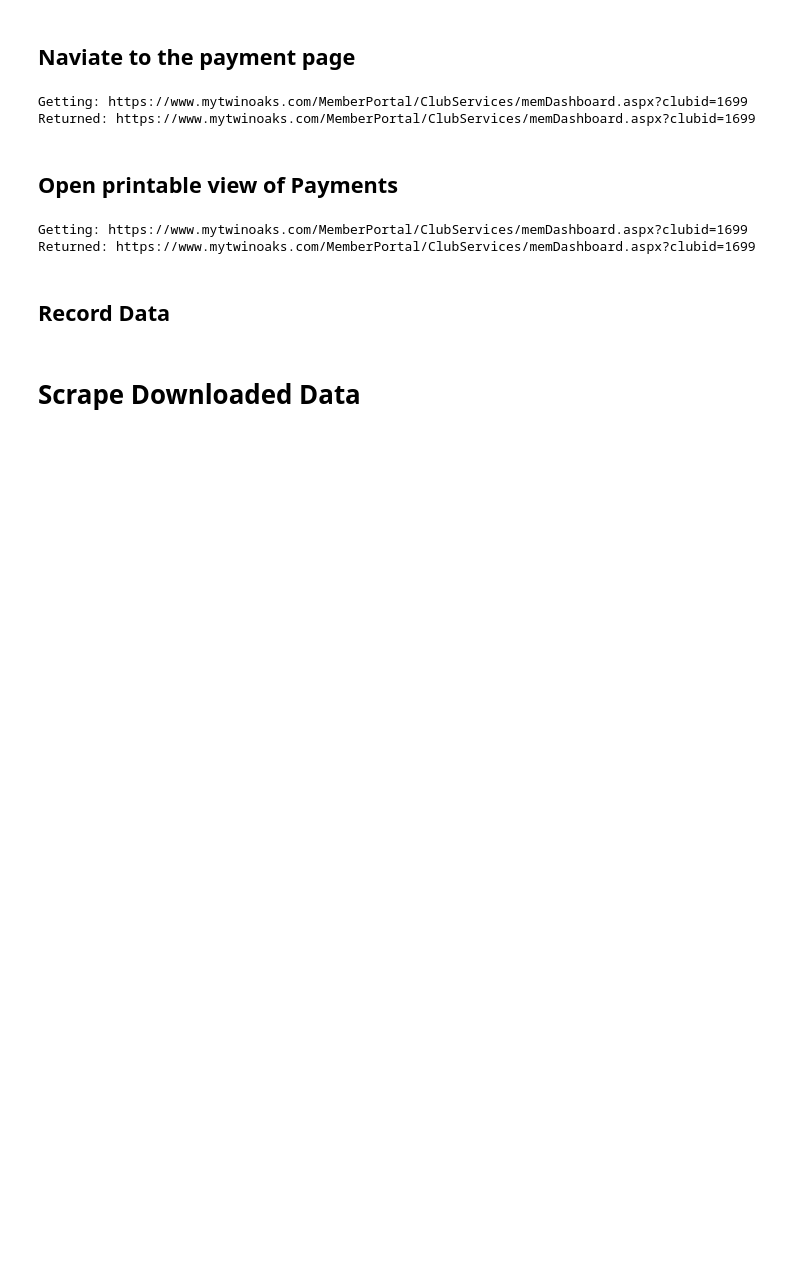
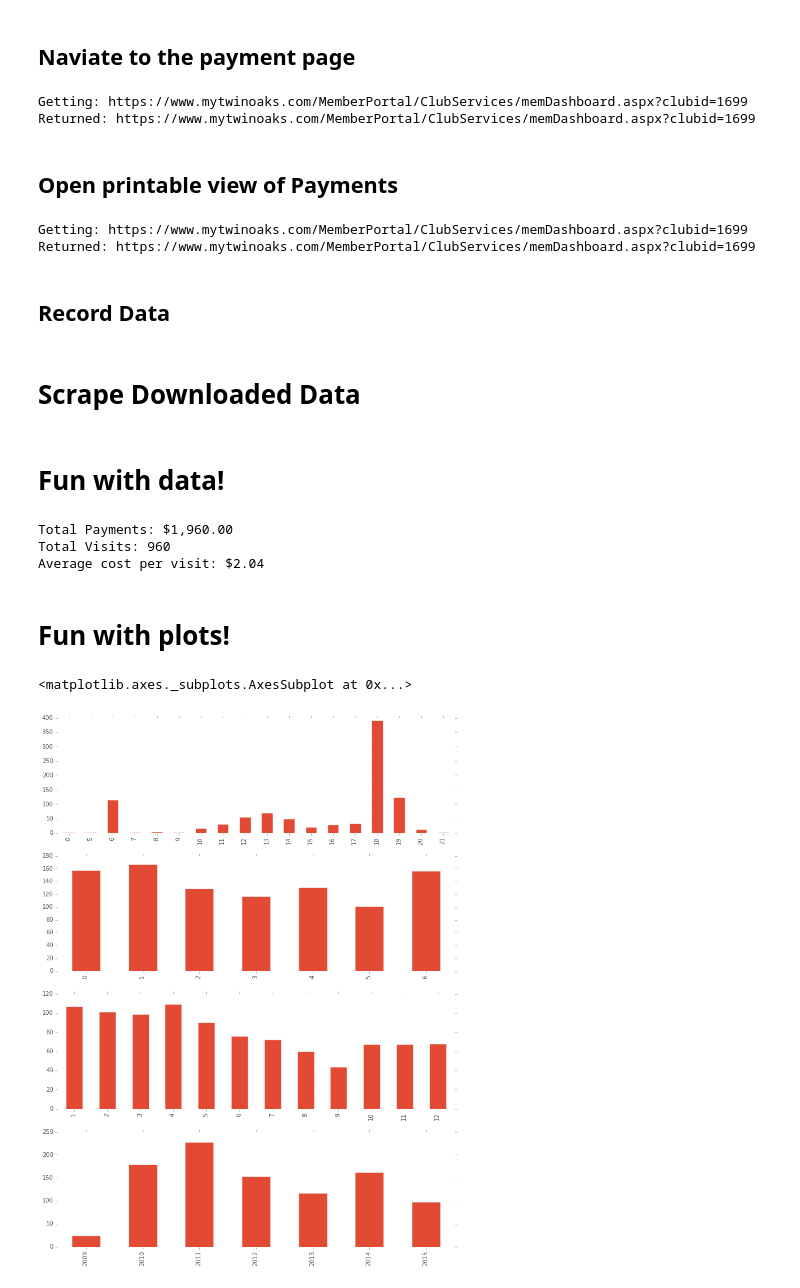
Before and after one commit to jrm5100/GymVisits, a Jupyter notebook: GymVisits.ipynb, the cells around one changed output. Saved outputs shown, nothing was run; the diff lists cells and outputs as text; code cells hidden in the pictures; blank space fills up the shorter version.

Commit message:
Scraped the data successfully, started fun

```diff
--- a/GymVisits.ipynb
+++ b/GymVisits.ipynb
@@ -166,3 +166,23 @@ with open('Payments.html', 'w') as w:
     w.write(payments.text)
 # %% [markdown]
 # Scrape Downloaded Data
+# %%
+import datetime
+import pandas as pd
+import matplotlib.pyplot as plt
+plt.style.use('ggplot')
+%matplotlib inline
+# %%
+#Checkins
+with open('Checkins.html', 'r') as f:
+    soup = BeautifulSoup(f)
+
+df = {'club':[],'time':[]}
+for record in [rec for rec in soup.find_all('tr') if len(rec.find_all('span'))==5]:
+    club, _, time, _, alerts = [rec.text for rec in record.find_all('span')]
+    df['club'].append(club)
+    df['time'].append(datetime.datetime.strptime(time, '%m/%d/%Y %I:%M:%S %p'))
+
+df = pd.DataFrame(df)
+df['club'] = pd.Categorical(df['club'])
+data_visits = df['time']
@@ -168,0 +204,28 @@ with open('Payments.html', 'w') as w:
+# %% [markdown]
+# Fun with data!
+# %%
+total_payments = data_payments['debit'].sum()
+total_visits = len(data_visits)
+print('Total Payments:', '${0:,.2f}'.format(total_payments))
+print('Total Visits:', '{0:,}'.format(total_visits))
+print('Average cost per visit:', "${0:,.2f}".format(total_payments/total_visits))
+# %% [output]
+Total Payments: $1,960.00
+Total Visits: 960
+Average cost per visit: $2.04
+# %% [markdown]
+# Fun with plots!
+# %%
+fig,ax = plt.subplots(4, figsize=(12,16))
+
+#Hour
+data_visits.groupby(data_visits.dt.hour).count().plot(kind="bar", ax=ax[0])
+#Day of the Week
+data_visits.groupby(data_visits.dt.weekday).count().plot(kind="bar", ax=ax[1])
+#Month
+data_visits.groupby(data_visits.dt.month).count().plot(kind="bar", ax=ax[2])
+#Year
+data_visits.groupby(data_visits.dt.year).count().plot(kind="bar", ax=ax[3])
+# %% [output]
+<matplotlib.axes._subplots.AxesSubplot at 0x...>
+[figure, added]
```
Also changed, not shown: parts of 1 cell of this notebook.
